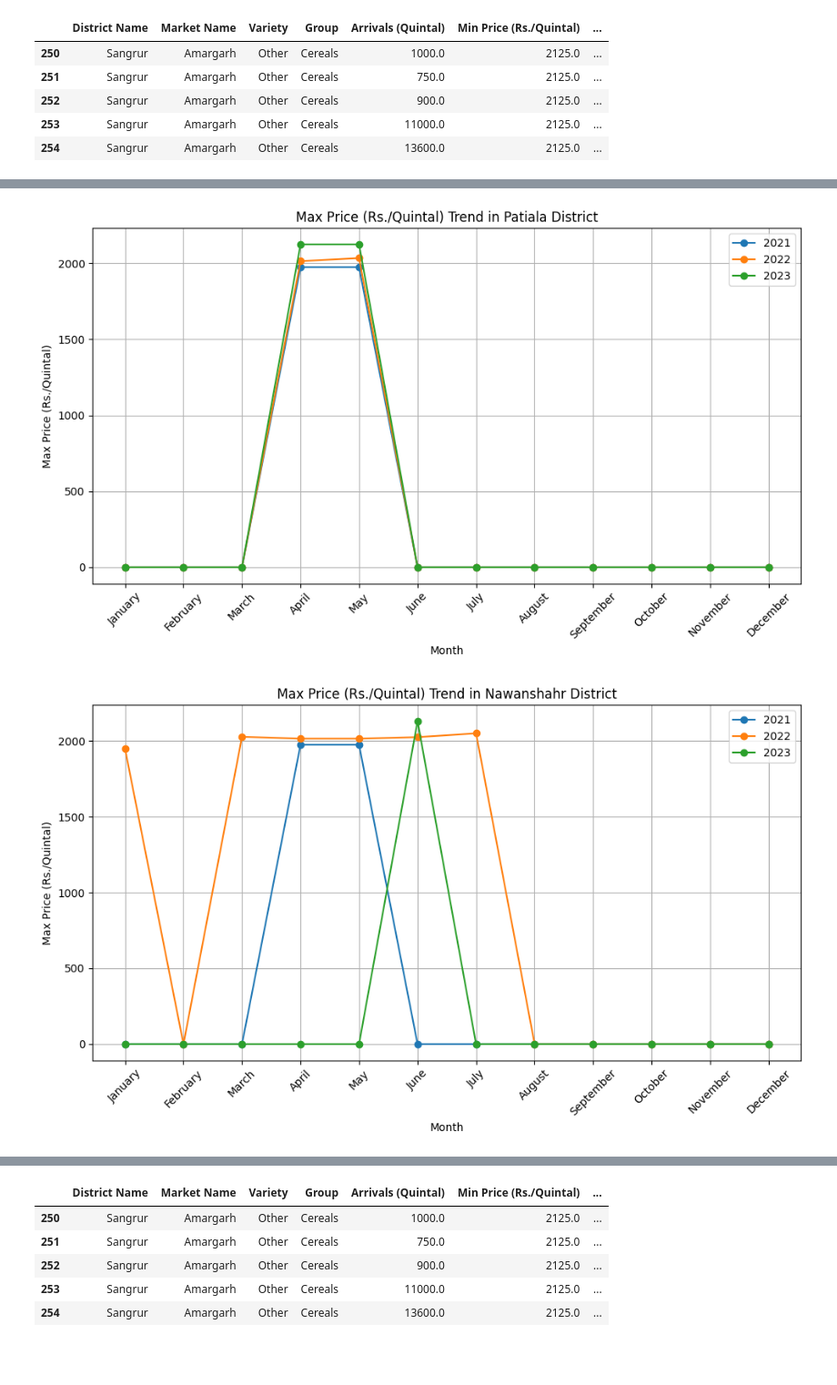
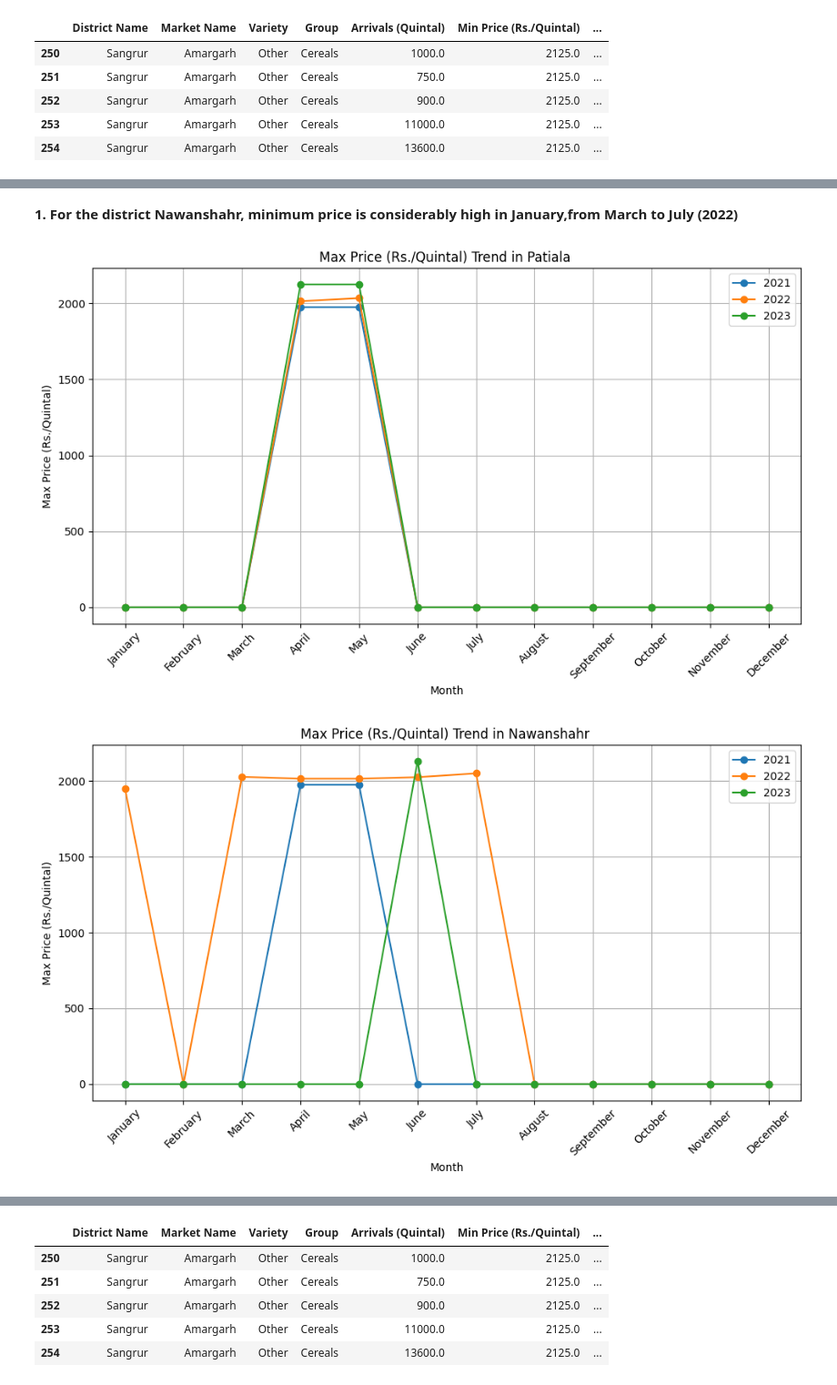
Before and after one commit to akshayerk12/Agri_data_work, a Jupyter notebook: Visualization.ipynb, the cells around one changed output, grey strips where cells are left out. Shown at 91% size. Saved outputs shown, nothing was run; the diff lists cells and outputs as text; code cells hidden in the pictures; blank space fills up the shorter version.

```diff
--- a/Visualization.ipynb
+++ b/Visualization.ipynb
@@ -31,12 +31,19 @@ class Visualization:
         self.df=df
 
 
-    def line_plot_district_wise(self, district, target, years):
+    def line_plot_district_wise(self, target, years, market=None, district=None):
         plt.figure(figsize=(10, 6))
         months = [m for m in calendar.month_name if m]
 
         for year in years:
-            df = self.df[(self.df['District Name'] == district) & (self.df['Year'] == year)]
+
+            if market:
+                df = self.df[(self.df['Market Name'] == market) & (self.df['Year'] == year)]
+                district=market
+            else:
+                df = self.df[(self.df['District Name'] == district) & (self.df['Year'] == year)]
+
+
             targ_list = []
             for month in months:
                 df2 = df[df['Month'] == month]
@@ -50,7 +57,7 @@ class Visualization:
                 targ_list.append(eval)
             plt.plot(months, targ_list, marker='o', linestyle='-', label=year)
 
-        plt.title(f"{target} Trend in {district} District")
+        plt.title(f"{target} Trend in {district} ")
         plt.xlabel("Month")
         plt.ylabel(target)
         plt.xticks(rotation=45)
@@ -64,7 +71,7 @@ class Visualization:
             df=self.df[self.df['District Name']==district]
         else:
             df=self.df
-        plt.figure(figsize=(12,16))
+        plt.figure(figsize=(12,6))
         for year in years:
             df2 = df[df['Year']==year]
             group=df2.groupby('Market Name')[target].median()
@@ -92,7 +99,7 @@ class Visualization:
 
 
     def violin_plot_variety(self, target, distribution_of, years=[2021, 2022, 2023], district=None):
-        plt.figure(figsize=(16,8))
+        plt.figure(figsize=(12,8))
         if district:
             df=self.df[self.df['District Name']==district]
         else:
@@ -133,8 +142,10 @@ vc.line_plot_district_wise('Sangrur', 'Min Price (Rs./Quintal)', [2021,2022,2023
+# %% [markdown]
+**1. For the district Nawanshahr, minimum price is considerably high in January,from March to July (2022)**
 # %%
-vc.line_plot_district_wise('Patiala', 'Max Price (Rs./Quintal)', [2021,2022,2023])
-vc.line_plot_district_wise('Nawanshahr', 'Max Price (Rs./Quintal)', [2021,2022,2023])
-vc.line_plot_district_wise('Ropar (Rupnagar)', 'Max Price (Rs./Quintal)', [2021,2022,2023])
-vc.line_plot_district_wise('Sangrur', 'Max Price (Rs./Quintal)', [2021,2022,2023])
+vc.line_plot_district_wise('Max Price (Rs./Quintal)', [2021,2022,2023],district='Patiala')
+vc.line_plot_district_wise('Max Price (Rs./Quintal)', [2021,2022,2023], district='Nawanshahr')
+vc.line_plot_district_wise('Max Price (Rs./Quintal)', [2021,2022,2023], district='Ropar (Rupnagar)')
+vc.line_plot_district_wise('Max Price (Rs./Quintal)', [2021,2022,2023], district='Sangrur')
 # %% [output]
-[figure, old version]
+[figure, new version]
-[figure, old version]
+[figure, new version]
```
Also changed, not shown: parts of 10 cells of this notebook.
